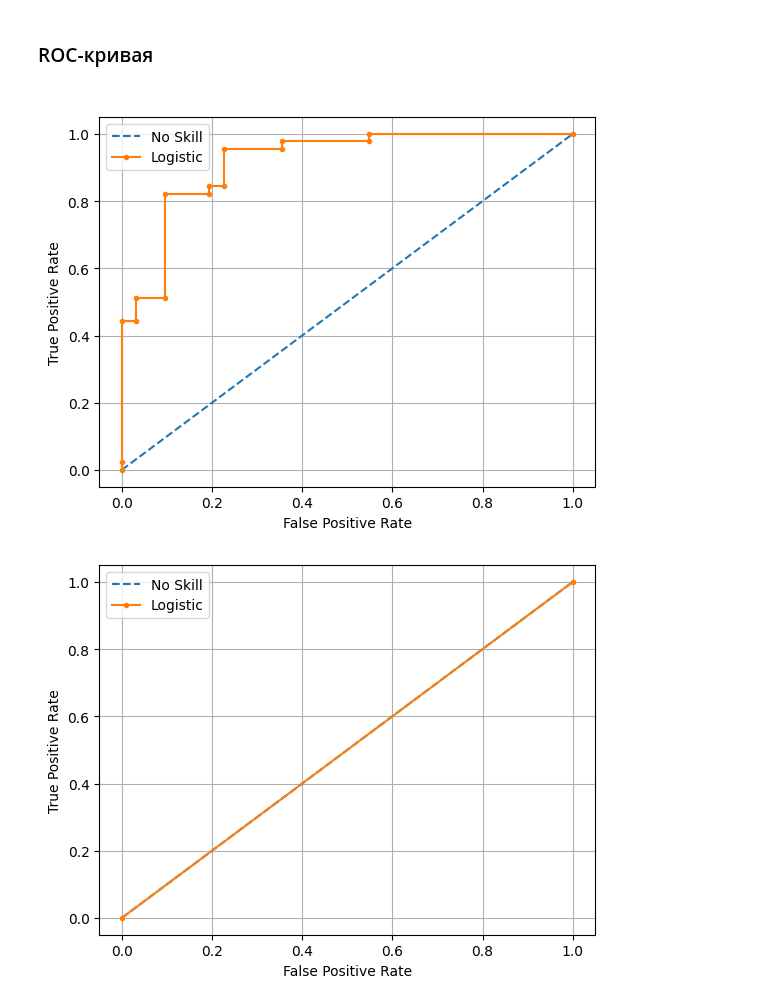
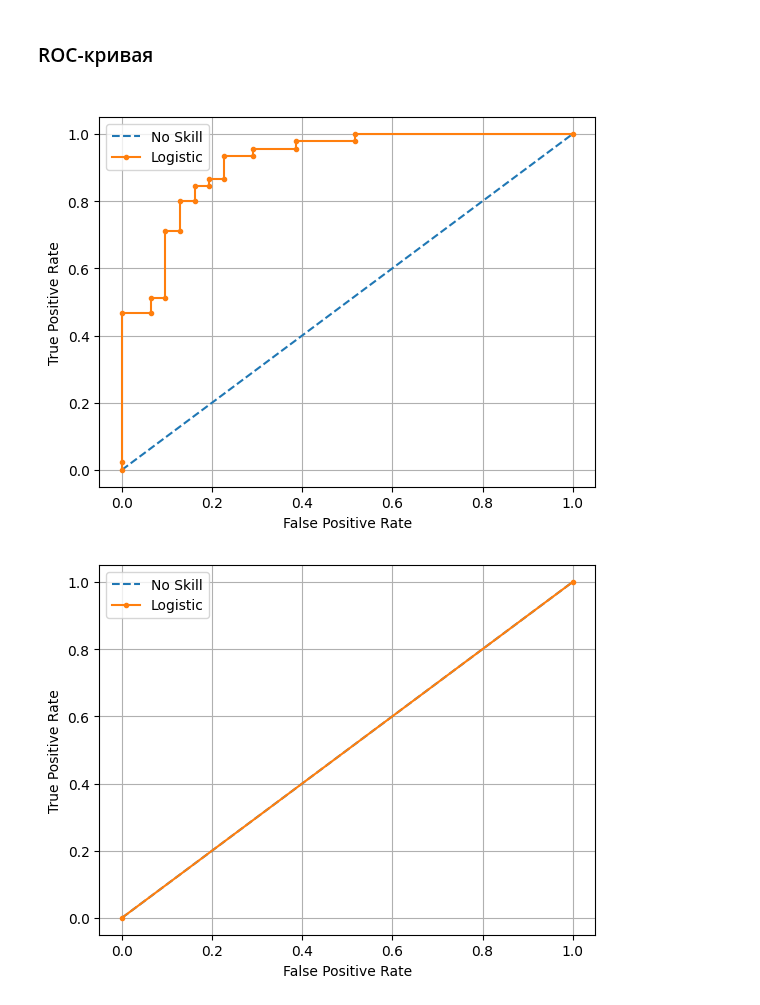
Before and after one commit to bendinini/ML-for-Science, a Jupyter notebook: hw-2.ipynb, the cells around one changed output. Saved outputs shown, nothing was run; the diff lists cells and outputs as text; code cells hidden in the pictures.

```diff
--- a/hw-2.ipynb
+++ b/hw-2.ipynb
@@ -92,0 +58,5 @@ print(X_test)
+# %%
+scaler = StandardScaler()
+
+X_train_scaled = scaler.fit_transform(X_train)
+X_test_scaled = scaler.fit_transform(X_test)
@@ -93,6 +73,6 @@ print(X_test)
 # %% [markdown]
 <h3>Baseline<h3>
 # %%
-dummy_clf = DummyClassifier(strategy="most_frequent")
-dummy_clf.fit(X_train, y_train)
+dummy_clf = DummyClassifier(strategy="most_frequent", random_state=RANDOM_STATE)
+dummy_clf.fit(X_train_scaled, y_train)
 # %% [output]
@@ -100,6 +82,6 @@ DummyClassifier(strategy='most_frequent')
 # %% [markdown]
 <h3>Логистическая регрессия<h3>
 # %%
-log_reg = LogisticRegression(max_iter=1000)  # Увеличение max_iter для сходимости
-log_reg.fit(X_train, y_train)
+log_reg = LogisticRegression(max_iter=100, random_state=RANDOM_STATE)       # Увеличение max_iter для сходимости
+log_reg.fit(X_train_scaled, y_train)
 # %% [output]
@@ -171,12 +126,0 @@ Fbeta-score for Logistic regression (precision bias): 0.849802371541502
-# %%
-precision, recall, thresholds = precision_recall_curve(y_test, y_pred_dummy)
-
-no_skill = len(y_test[y_test == 1]) / len(y_test)
-
-plt.plot([0,1], [no_skill, no_skill], linestyle='--', label='No Skill')
-plt.plot(recall, precision, marker='.', label='Logistic')
-plt.xlabel('Recall')
-plt.ylabel('Precision')
-plt.legend()
-plt.grid()
-plt.show()
@@ -194,9 +136,9 @@ def plot_roc_auc(fpr, tpr, thresholds, title): #Функция для постр
   plt.grid()
   plt.show()
 # %%
-y_pred = log_reg.predict_proba(X_test)[:, 1]        # Вычисление ROC-кривой для логистической регрессии
+y_pred = log_reg.predict_proba(X_test_scaled)[:, 1]
 fpr, tpr, thresholds = roc_curve(y_test, y_pred)
 plot_roc_auc(fpr, tpr, thresholds, title='Logistic regression')
 # %% [output]
-[figure, old version]
+[figure, new version]
 # %%
```
Also changed, not shown: parts of 27 cells of this notebook.
